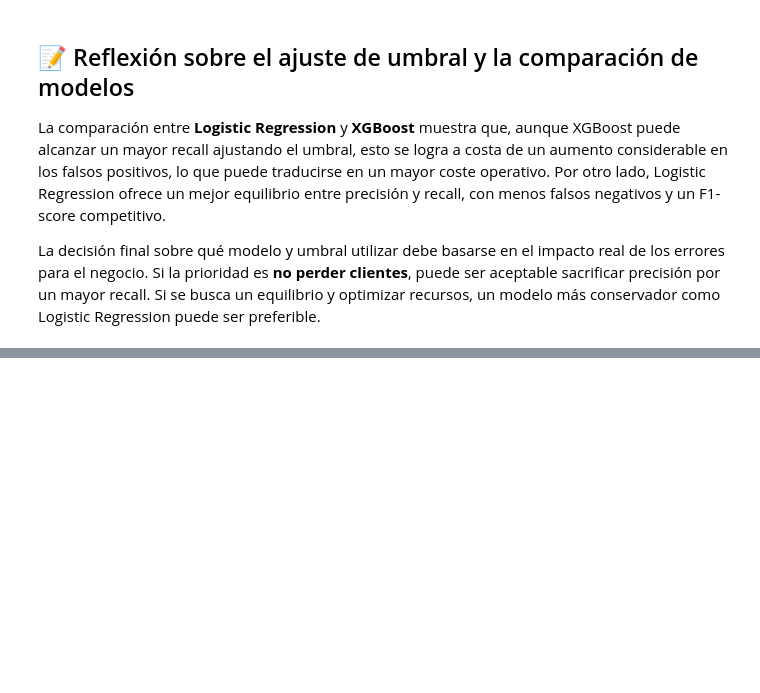
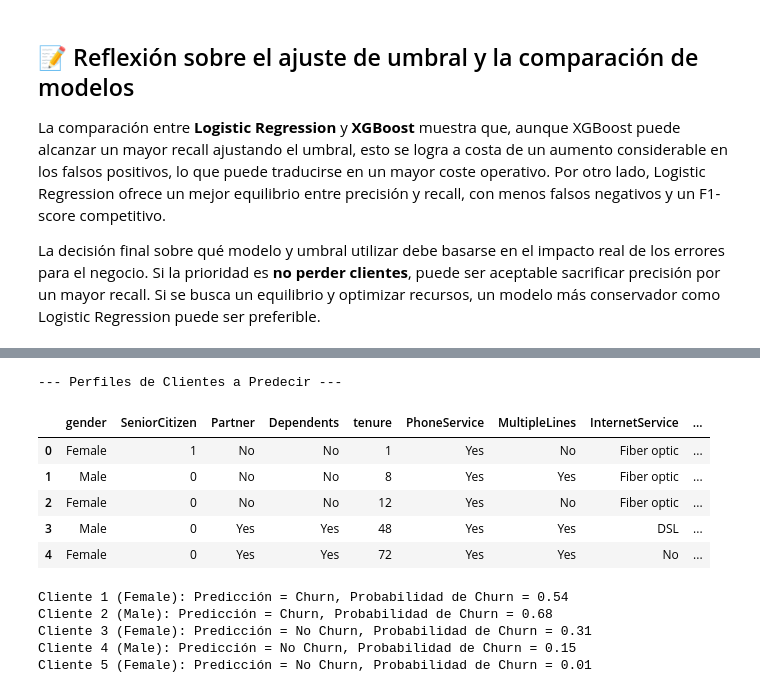
Before and after one commit to nicotimoneda/Customer-Churn-Prediction, a Jupyter notebook: notebooks/03_Model_Training.ipynb, the cells around one changed output, grey strips where cells are left out. Drawn from its saved outputs; the diff is of its cells as text; code cells hidden in the pictures; blank space fills up the shorter version.

Commit message:
terminamos el notebook de modelos

```diff
--- a/notebooks/03_Model_Training.ipynb
+++ b/notebooks/03_Model_Training.ipynb
@@ -444,0 +489,69 @@ La decisión final sobre qué modelo y umbral utilizar debe basarse en el impact
+# %%
+# --- 1. Crear los datos de los clientes ficticios ---
+# Las columnas deben coincidir EXACTAMENTE con las del DataFrame original (antes de la división)
+data = {
+    'gender': ['Female', 'Male', 'Female', 'Male', 'Female'],
+    'SeniorCitizen': [1, 0, 0, 0, 0],
+    'Partner': ['No', 'No', 'No', 'Yes', 'Yes'],
+    'Dependents': ['No', 'No', 'No', 'Yes', 'Yes'],
+    'tenure': [1, 8, 12, 48, 72], # Desde 1 mes hasta 6 años
+    'PhoneService': ['Yes', 'Yes', 'Yes', 'Yes', 'Yes'],
+    'MultipleLines': ['No', 'Yes', 'No', 'Yes', 'Yes'],
+    'InternetService': ['Fiber optic', 'Fiber optic', 'Fiber optic', 'DSL', 'No'], # Espectro de servicios
+    'OnlineSecurity': ['No', 'No', 'No', 'Yes', 'No internet service'],
+    'OnlineBackup': ['No', 'No', 'Yes', 'Yes', 'No internet service'],
+    'DeviceProtection': ['No', 'Yes', 'No', 'Yes', 'No internet service'],
+    'TechSupport': ['No', 'No', 'No', 'Yes', 'No internet service'],
+    'StreamingTV': ['No', 'Yes', 'Yes', 'Yes', 'No internet service'],
+    'StreamingMovies': ['No', 'Yes', 'Yes', 'Yes', 'No internet service'],
+    'Contract': ['Month-to-month', 'Month-to-month', 'One year', 'Two year', 'Two year'], # El factor clave
+    'PaperlessBilling': ['Yes', 'Yes', 'Yes', 'No', 'No'],
+    'PaymentMethod': ['Electronic check', 'Electronic check', 'Bank transfer (automatic)', 'Credit card (automatic)', 'Credit card (automatic)'],
+    'MonthlyCharges': [70.70, 95.50, 90.00, 65.50, 25.75],
+    'TotalCharges': [70.70, 764.00, 1080.00, 3144.00, 1854.00]
+}
+
+# --- 2. Crear un DataFrame con los datos ---
+clientes_ficticios_df = pd.DataFrame(data)
+print("--- Perfiles de Clientes a Predecir ---")
+display(clientes_ficticios_df)
+
+# --- 3. Preprocesar los datos (codificación y escalado) ---
+
+# Codificación de variables categóricas
+categorical_cols = clientes_ficticios_df.select_dtypes(include=['object']).columns
+clientes_ficticios_encoded = pd.get_dummies(clientes_ficticios_df, columns=categorical_cols, drop_first=True)
+# Asegurarse de que todas las columnas del conjunto de entrenamiento estén presentes
+for col in X_train.columns:
+    if col not in clientes_ficticios_encoded.columns:
+        clientes_ficticios_encoded[col] = 0  # Añadir columna faltante con ceros
+clientes_ficticios_encoded = clientes_ficticios_encoded[X_train.columns]  # Reordenar columnas
+
+# Escalado de características numéricas
+from sklearn.preprocessing import StandardScaler
+scaler = StandardScaler()
+numerical_cols = ['tenure', 'MonthlyCharges', 'TotalCharges']
+clientes_ficticios_encoded[numerical_cols] = scaler.fit_transform(clientes_ficticios_encoded[numerical_cols])
+
+# --- 4. Realizar predicciones con el modelo optimizado ---
+predicciones = grid_log.best_estimator_.predict(clientes_ficticios_encoded)
+probabilidades = grid_log.best_estimator_.predict_proba(clientes_ficticios_encoded)
+
+# --- 5. Mostrar resultados ---
+for i, cliente in enumerate(data['gender']):  # Usamos 'gender' solo como identificador
+    estado = 'Churn' if predicciones[i] == 1 else 'No Churn'
+    prob_churn = probabilidades[i][1]
+    print(f"Cliente {i+1} ({cliente}): Predicción = {estado}, Probabilidad de Churn = {prob_churn:.2f}")
+# %% [output]
+--- Perfiles de Clientes a Predecir ---
+|  | gender | SeniorCitizen | Partner | Dependents | tenure | PhoneService | MultipleLines | InternetService | ... |
+| 0 | Female | 1 | No | No | 1 | Yes | No | Fiber optic | ... |
+| 1 | Male | 0 | No | No | 8 | Yes | Yes | Fiber optic | ... |
+| 2 | Female | 0 | No | No | 12 | Yes | No | Fiber optic | ... |
+| 3 | Male | 0 | Yes | Yes | 48 | Yes | Yes | DSL | ... |
+| 4 | Female | 0 | Yes | Yes | 72 | Yes | Yes | No | ... |
+Cliente 1 (Female): Predicción = Churn, Probabilidad de Churn = 0.54
+Cliente 2 (Male): Predicción = Churn, Probabilidad de Churn = 0.68
+Cliente 3 (Female): Predicción = No Churn, Probabilidad de Churn = 0.31
+Cliente 4 (Male): Predicción = No Churn, Probabilidad de Churn = 0.15
+Cliente 5 (Female): Predicción = No Churn, Probabilidad de Churn = 0.01
```
Also changed, not shown: parts of 6 cells of this notebook.
